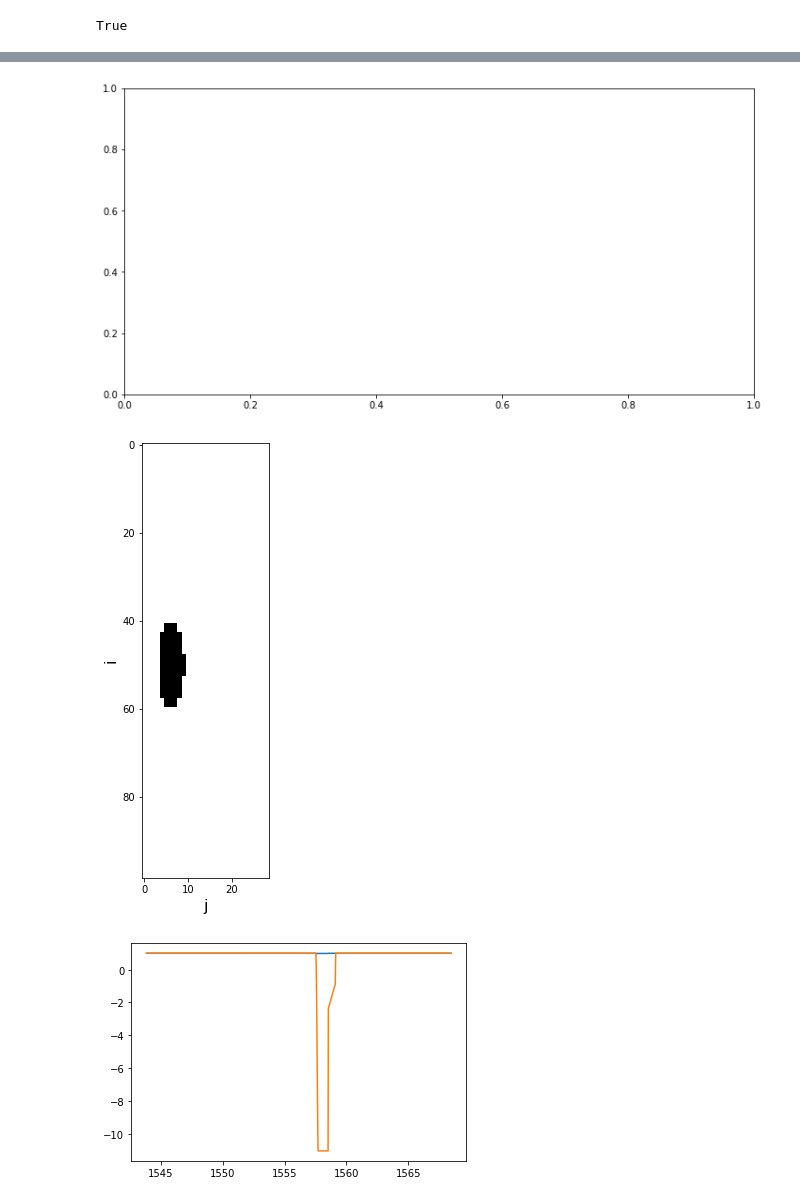
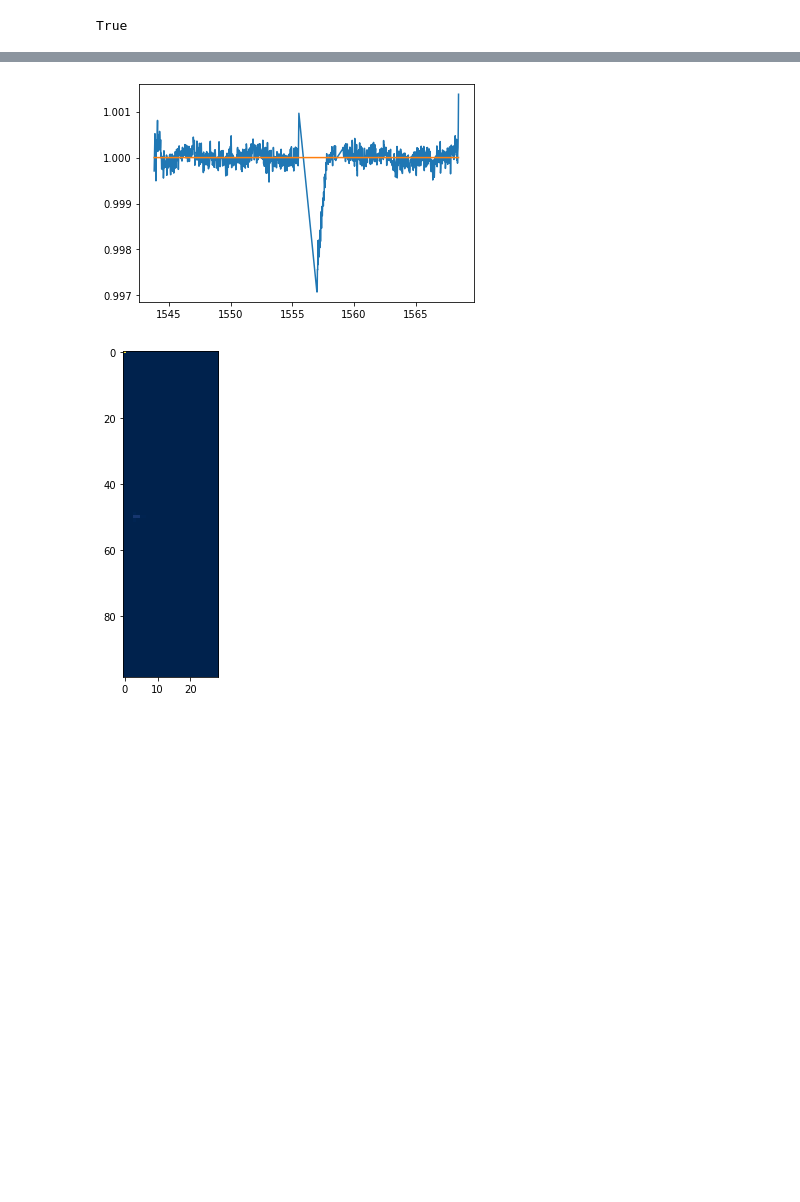
Before and after one commit to joshua-bromley/tessSignalInjection, a Jupyter notebook: mcmc/simpleSampler.ipynb, the cells around one changed output, grey strips where cells are left out. Drawn from its saved outputs; the diff is of its cells as text; code cells hidden in the pictures; blank space fills up the shorter version.

```diff
--- a/mcmc/simpleSampler.ipynb
+++ b/mcmc/simpleSampler.ipynb
@@ -128,7 +128,7 @@ def logProbability(theta, times, flux, fluxErr):
     if not np.isfinite(lp):
         return -np.inf
     ll = logLikelihood(theta, times, flux, fluxErr)
-    return lp + ll
+    return (lp + ll)/100
 # %%
 times, flux, fluxErr = getData("tesslc_13203100000000")
 tRef = np.median(times)
@@ -224,9 +224,9 @@ def tRefMcmc(theta0, cov, steps, times, flux, fluxErr):
         acceptanceRatio[step] = float(accepted)/steps
     return (positions, lnProbPos, acceptanceRatio)
 # %%
-times, flux, fluxErr = getData("tesslc_1420332000000")
+times, flux, fluxErr = getData("tesslc_364539361")
 cov = [0,0.5,0.5,0,0.1,np.std(times)/50]
-theta0 = [12,4.5,12,0,2,1559]
+theta0 = [12,0.1,0.1,0,2,1564.3]
 wandb.init(project = "mcmc_1", config={"Sides":theta0[0],"X Dimension":cov[1],"Y Dimension":cov[2],"Velocity":cov[4],"tRef":cov[5]})
 positions, lnProbPos, acceptanceRatio = mhMcmc(theta0, cov,1000, times, flux, fluxErr)
 wandb.finish()
@@ -288,44 +288,42 @@ plt.show()
 # %%
-fig, ax = plt.subplots(figsize = (12,6))
 xdim, ydim, velocity, tRef = positions[-1]
 points = generatePoints(12,xdim, ydim,xdim + 2,50,)
 pointsList = [points]
 grid = []
 
 for i in range(100):
     for j in range(30):
         grid.append((i,j))
 planetGrid = fillShape(grid,pointsList)
 
+opacityMap = planetGrid
+occult = TransitingImage(opacitymat = opacityMap, v = velocity, t_ref = tRef, t_arr = times)
 
-occult = TransitingImage(opacitymat = planetGrid, v = velocity, t_ref = tRef, t_arr = times)
-occult.plot_grid()
-
-
-for position in positions:
-    xdim, ydim, velocity, tRef = position
-    points = generatePoints(12,xdim, ydim,xdim + 2,50)
-    pointsList = [points]
-    grid = []
-    for i in range(100):
-        for j in range(30):
-            grid.append((i,j))
-    planetGrid += fillShape(grid,pointsList)
-
-ax.imshow(planetGrid, cmap = 'Greys', norm = colors.Normalize(0,1000))
+planetLC, overlapTimes = occult.gen_LC(t_arr = times)
+planetLC, newTimes = extendLC(planetLC, overlapTimes, times)
+fig, ax = plt.subplots()
+ax.plot(times,flux)
+ax.plot(times, planetLC)
 plt.show()
 # %% [output]
-[figure, old version]
+[figure, new version]
-[figure, removed]
 # %%
-planetLC, overlapTimes = occult.gen_LC(t_arr = times)
-planetLC, newTimes = extendLC(planetLC, overlapTimes, times)
-fig, ax = plt.subplots()
-ax.plot(times,flux)
-ax.plot(times, planetLC)
+fig, ax = plt.subplots(figsize = (12,6))
+for position in positions:
+    xdim, ydim, velocity, tRef = position
+    points = generatePoints(12,xdim, ydim,xdim + 2,50)
+    pointsList = [points]
+    grid = []
+    for i in range(100):
+        for j in range(30):
+            grid.append((i,j))
+    planetGrid += fillShape(grid,pointsList)
+
+planetGrid[0][0] = 1000
+ax.imshow(planetGrid, cmap = 'cividis')
 plt.show()
 # %% [output]
-[figure, old version]
+[figure, new version]
 # %%
 fig, ax = plt.subplots(4,1)
 for i in range(4):
```
Also changed, not shown: parts of 4 cells of this notebook.
